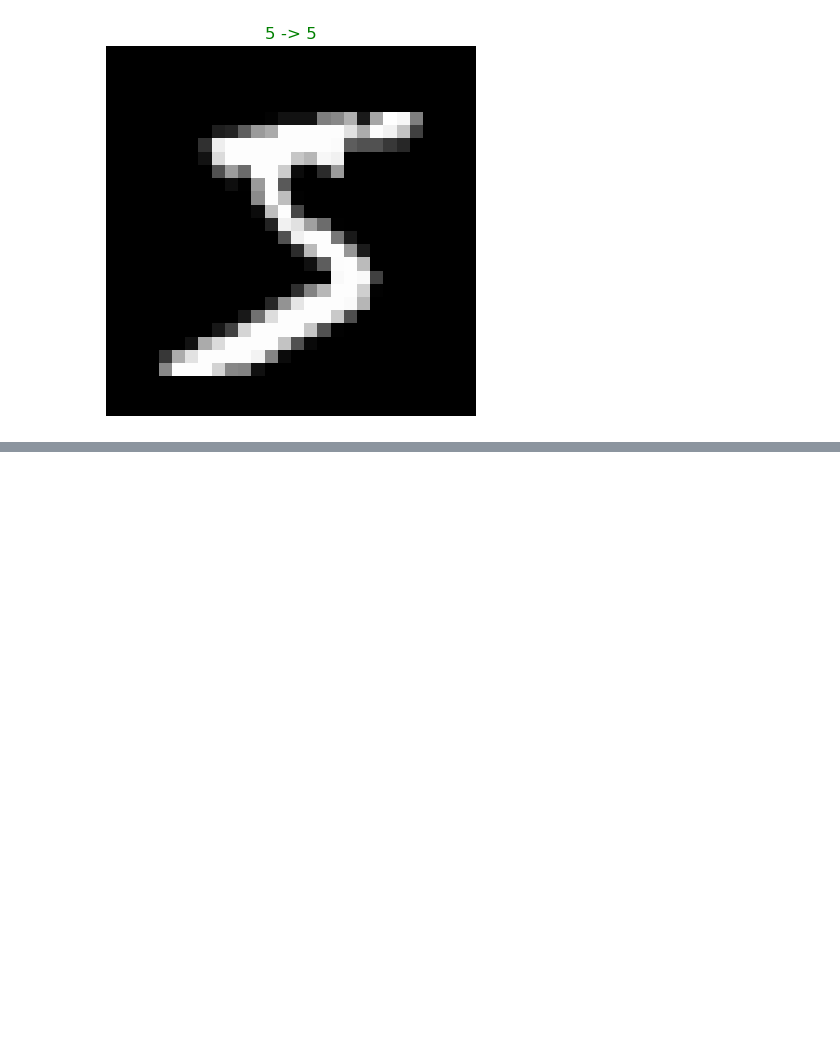
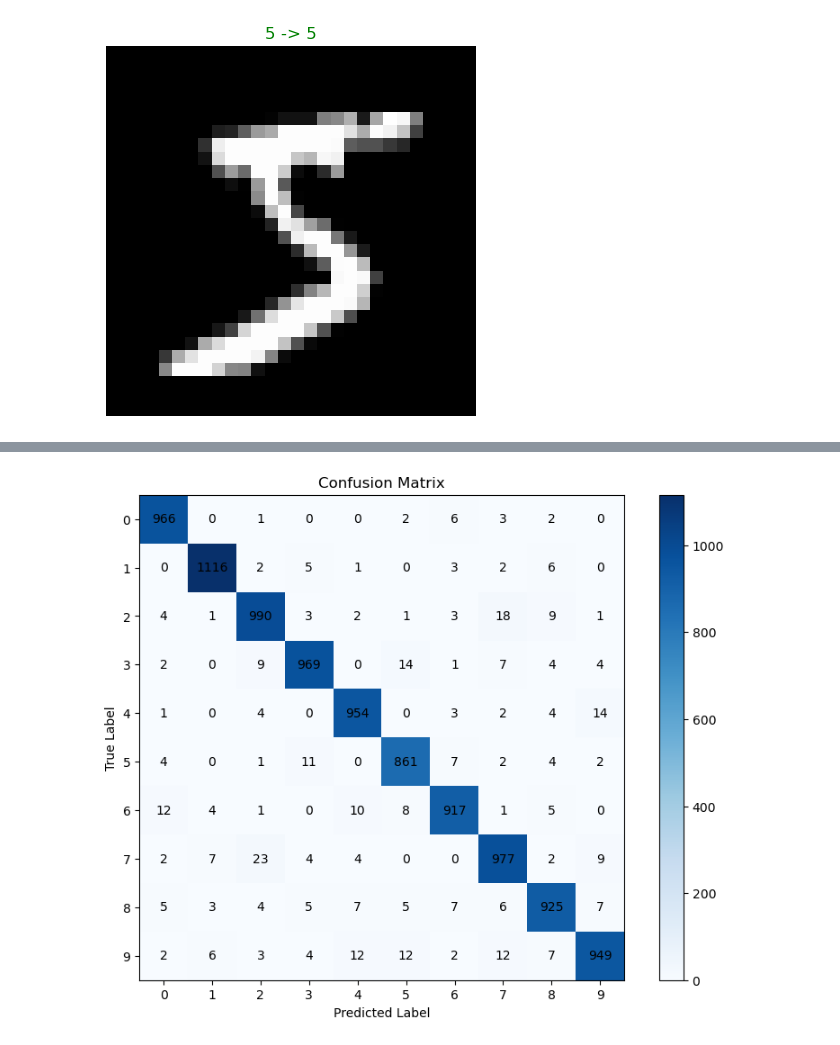
Before and after one commit to Mjavadrahimi/Digit-Recognizer, a Jupyter notebook: digit_recognizer.ipynb, the cells around one changed output, grey strips where cells are left out. Cells and saved outputs as stored; diff of their text form; code cells hidden in the pictures; blank space fills up the shorter version.

```diff
--- a/digit_recognizer.ipynb
+++ b/digit_recognizer.ipynb
@@ -233,0 +238,20 @@ Wrong predicts : 392/10000
+# %%
+y_test = torch.Tensor.cpu(y_test).numpy()
+pred_test = torch.Tensor.cpu(pred_test).numpy()
+# %%
+# 10*10 map
+conf_matrix = confusion_matrix(y_test, pred_test)
+plt.figure(figsize=(10,7))
+plt.imshow(conf_matrix, cmap=plt.cm.Blues)
+plt.colorbar()
+plt.title('Confusion Matrix')
+plt.xlabel('Predicted Label')
+plt.ylabel('True Label')
+plt.xticks(np.arange(10))
+plt.yticks(np.arange(10))
+for i in range(10):
+    for j in range(10):
+        plt.text(j, i, conf_matrix[i, j], ha='center', va='center')
+plt.show()
+# %% [output]
+[figure, added]
```
Also changed, not shown: parts of 6 cells of this notebook, 1 other file.
